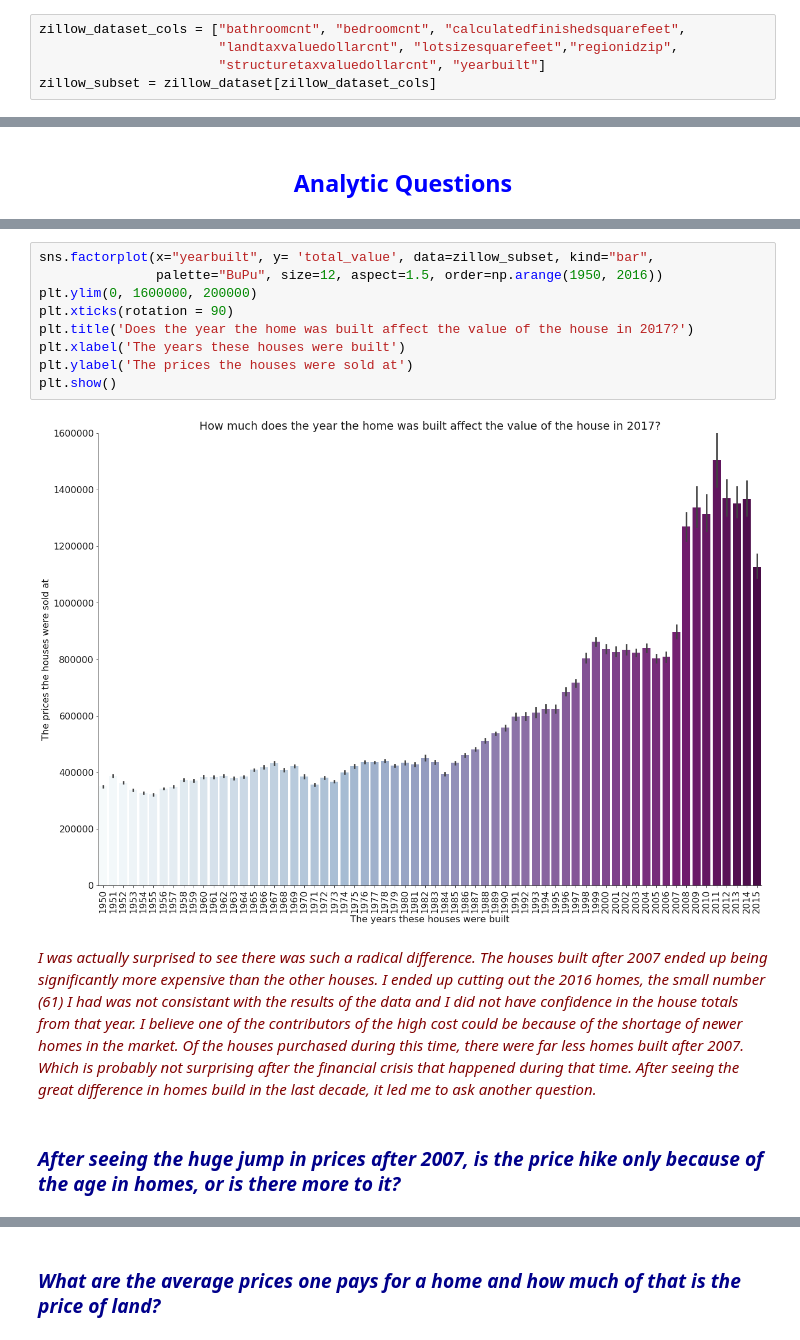
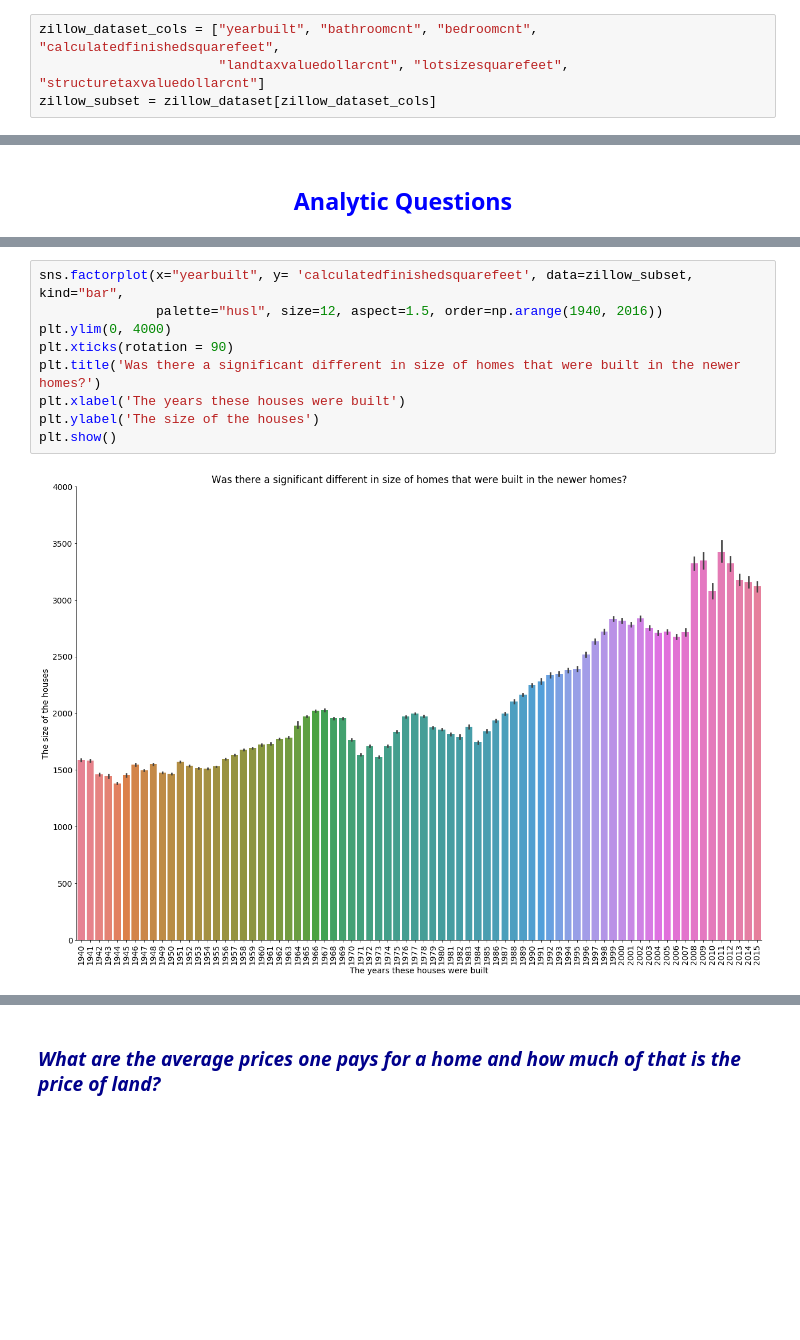
Before and after one commit to efuller11/Thinkful, a Jupyter notebook: Capstone Housing Market.ipynb, the cells around one changed output, grey strips where cells are left out. Saved outputs shown, nothing was run; the diff lists cells and outputs as text; blank space fills up the shorter version.

```diff
--- a/Capstone Housing Market.ipynb
+++ b/Capstone Housing Market.ipynb
@@ -21,7 +31,6 @@ zillow_dataset = pd.read_csv('properties_2017.csv')
 # %%
-zillow_dataset_cols = ["bathroomcnt", "bedroomcnt", "calculatedfinishedsquarefeet",
-                       "landtaxvaluedollarcnt", "lotsizesquarefeet","regionidzip",
-                       "structuretaxvaluedollarcnt", "yearbuilt"]
+zillow_dataset_cols = ["yearbuilt", "bathroomcnt", "bedroomcnt", "calculatedfinishedsquarefeet",
+                       "landtaxvaluedollarcnt", "lotsizesquarefeet", "structuretaxvaluedollarcnt"]
 zillow_subset = zillow_dataset[zillow_dataset_cols]
 # %%
 #Dropping rows with NAs
@@ -135,15 +204,11 @@ plt.show()
 # %%
-sns.factorplot(x="yearbuilt", y= 'total_value', data=zillow_subset, kind="bar",
-               palette="BuPu", size=12, aspect=1.5, order=np.arange(1950, 2016))
-plt.ylim(0, 1600000, 200000)
+sns.factorplot(x="yearbuilt", y= 'calculatedfinishedsquarefeet', data=zillow_subset, kind="bar",
+               palette="husl", size=12, aspect=1.5, order=np.arange(1940, 2016))
+plt.ylim(0, 4000)
 plt.xticks(rotation = 90)
-plt.title('Does the year the home was built affect the value of the house in 2017?')
+plt.title('Was there a significant different in size of homes that were built in the newer homes?')
 plt.xlabel('The years these houses were built')
-plt.ylabel('The prices the houses were sold at')
+plt.ylabel('The size of the houses')
 plt.show()
 # %% [output]
-[figure, old version]
+[figure, new version]
-# %% [markdown]
-<font color = #800000><I>I was actually surprised to see there was such a radical difference. The houses built after 2007 ended up being significantly more expensive than the other houses. I ended up cutting out the 2016 homes, the small number (61) I had was not consistant with the results of the data and I did not have confidence in the house totals from that year. I believe one of the contributors of the high cost could be because of the shortage of newer homes in the market. Of the houses purchased during this time, there were far less homes built after 2007. Which is probably not surprising after the financial crisis that happened during that time. After seeing the great difference in homes build in the last decade, it led me to ask another question.</I></font>
-# %% [markdown]
-### <font color = darkblue><B><I>After seeing the huge jump in prices after 2007, is the price hike only because of the age in homes, or is there more to it?</I></B></font>
```
Also changed, not shown: parts of 26 cells of this notebook.
